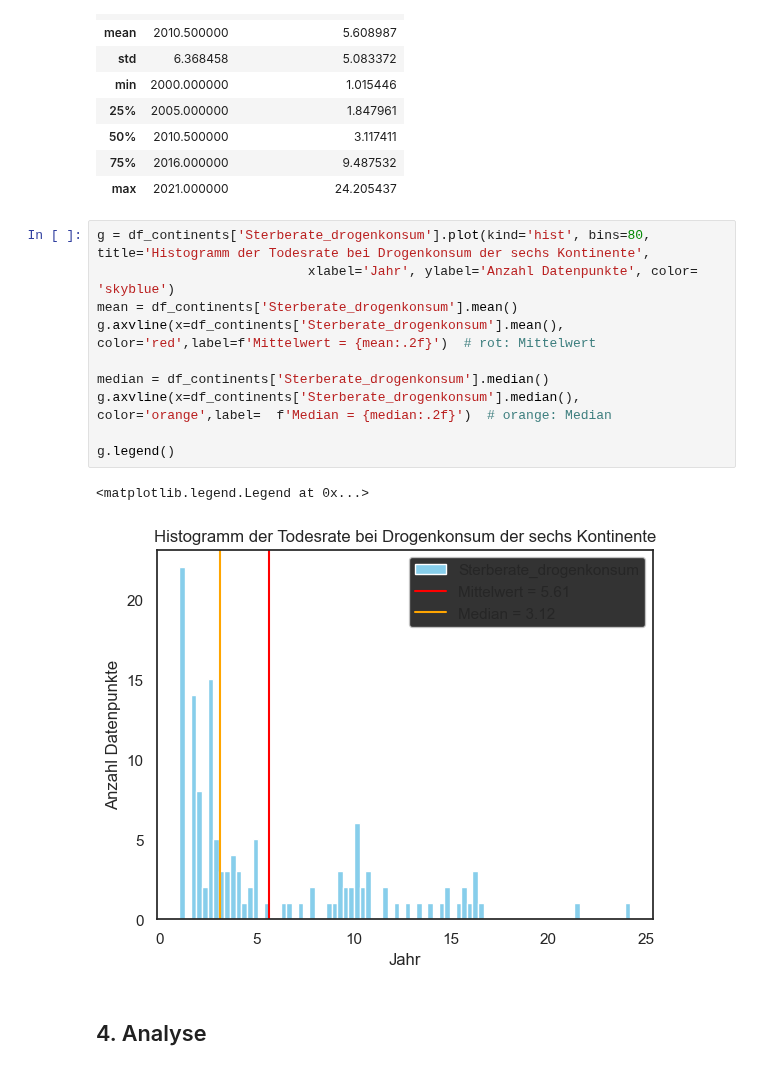
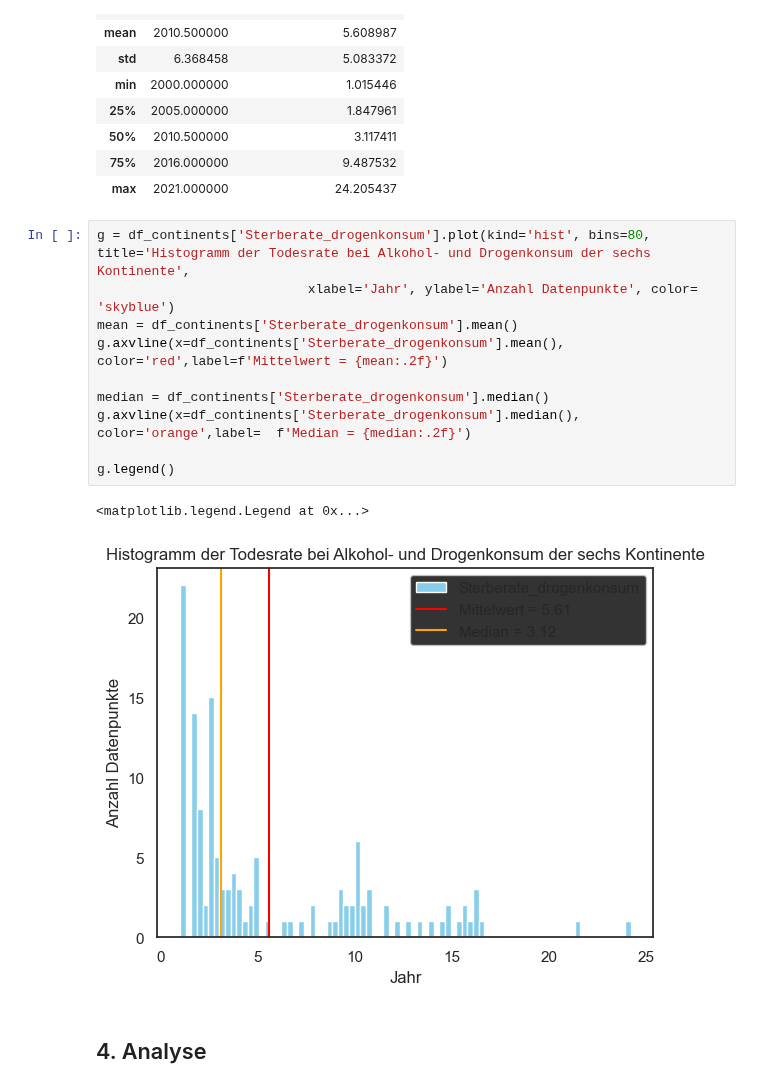
Before and after one commit to Joyce-ops/BMLD-LN2-Carmen-Mcqulat-Joyce, a Jupyter notebook: Leistungsnachweis 2.ipynb, the cells around one changed output. Saved outputs shown, nothing was run; the diff lists cells and outputs as text.

```diff
--- a/Leistungsnachweis 2.ipynb
+++ b/Leistungsnachweis 2.ipynb
@@ -325,18 +325,18 @@ df_continents.describe()
 | 75% | 2016.000000 | 9.487532 |
 | max | 2021.000000 | 24.205437 |
 # %%
-g = df_continents['Sterberate_drogenkonsum'].plot(kind='hist', bins=80, title='Histogramm der Todesrate bei Drogenkonsum der sechs Kontinente',
+g = df_continents['Sterberate_drogenkonsum'].plot(kind='hist', bins=80, title='Histogramm der Todesrate bei Alkohol- und Drogenkonsum der sechs Kontinente',
                            xlabel='Jahr', ylabel='Anzahl Datenpunkte', color= 'skyblue')
 mean = df_continents['Sterberate_drogenkonsum'].mean()
-g.axvline(x=df_continents['Sterberate_drogenkonsum'].mean(), color='red',label=f'Mittelwert = {mean:.2f}')  # rot: Mittelwert
+g.axvline(x=df_continents['Sterberate_drogenkonsum'].mean(), color='red',label=f'Mittelwert = {mean:.2f}')
 
 median = df_continents['Sterberate_drogenkonsum'].median()
-g.axvline(x=df_continents['Sterberate_drogenkonsum'].median(), color='orange',label=  f'Median = {median:.2f}')  # orange: Median
+g.axvline(x=df_continents['Sterberate_drogenkonsum'].median(), color='orange',label=  f'Median = {median:.2f}')
 
 g.legend()
 # %% [output]
 <matplotlib.legend.Legend at 0x...>
-[figure, old version]
+[figure, new version]
 # %% [markdown]
 ## 4. Analyse
 # %%
```
Also changed, not shown: parts of 5 cells of this notebook.
